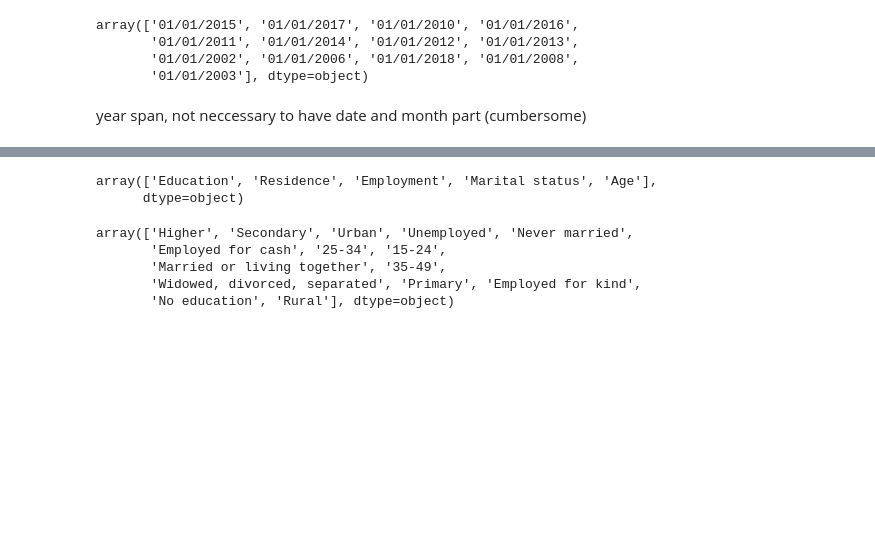
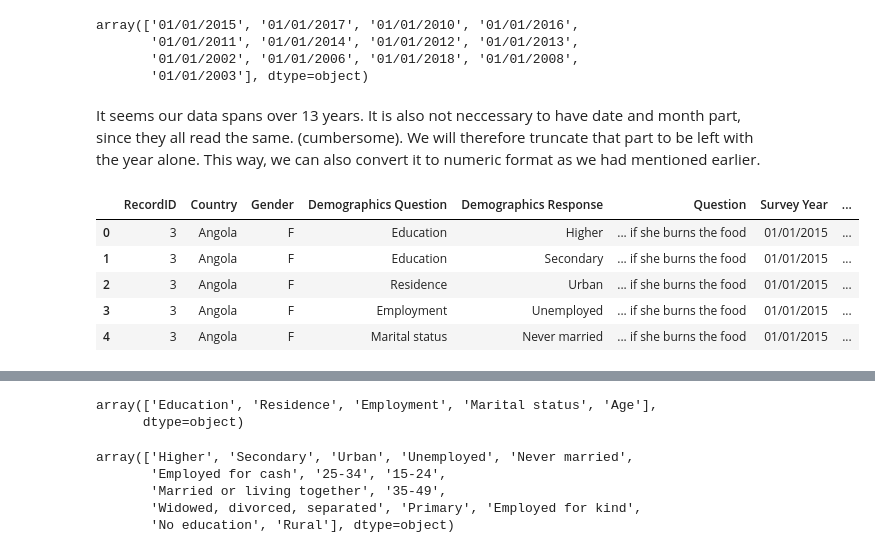
Before and after one commit to MaureenMbugua/Understanding_violence_against_women, a Jupyter notebook: Understanding_violence_against_women.ipynb, the cells around one changed output, grey strips where cells are left out. Cells and saved outputs as stored; diff of their text form; code cells hidden in the pictures; blank space fills up the shorter version.

```diff
--- a/Understanding_violence_against_women.ipynb
+++ b/Understanding_violence_against_women.ipynb
@@ -296,5 +306,5 @@ array(['01/01/2015', '01/01/2017', '01/01/2010', '01/01/2016',
        '01/01/2011', '01/01/2014', '01/01/2012', '01/01/2013',
        '01/01/2002', '01/01/2006', '01/01/2018', '01/01/2008',
        '01/01/2003'], dtype=object)
-# %% [markdown]
-year span, not neccessary to have date and month part (cumbersome)
+# %% [markdown]
+It seems our data spans over 13 years. It is also not neccessary to have date and month part, since they all read the same. (cumbersome). We will therefore truncate that part to be left with the year alone. This way, we can also convert it to numeric format as we had mentioned earlier.
@@ -300,0 +314,9 @@ year span, not neccessary to have date and month part (cumbersome)
+# %%
+df_africa.head()
+# %% [output]
+|  | RecordID | Country | Gender | Demographics Question | Demographics Response | Question | Survey Year | ... |
+| 0 | 3 | Angola | F | Education | Higher | ... if she burns the food | 01/01/2015 | ... |
+| 1 | 3 | Angola | F | Education | Secondary | ... if she burns the food | 01/01/2015 | ... |
+| 2 | 3 | Angola | F | Residence | Urban | ... if she burns the food | 01/01/2015 | ... |
+| 3 | 3 | Angola | F | Employment | Unemployed | ... if she burns the food | 01/01/2015 | ... |
+| 4 | 3 | Angola | F | Marital status | Never married | ... if she burns the food | 01/01/2015 | ... |
```
Also changed, not shown: parts of 15 cells of this notebook, 1 other file.
